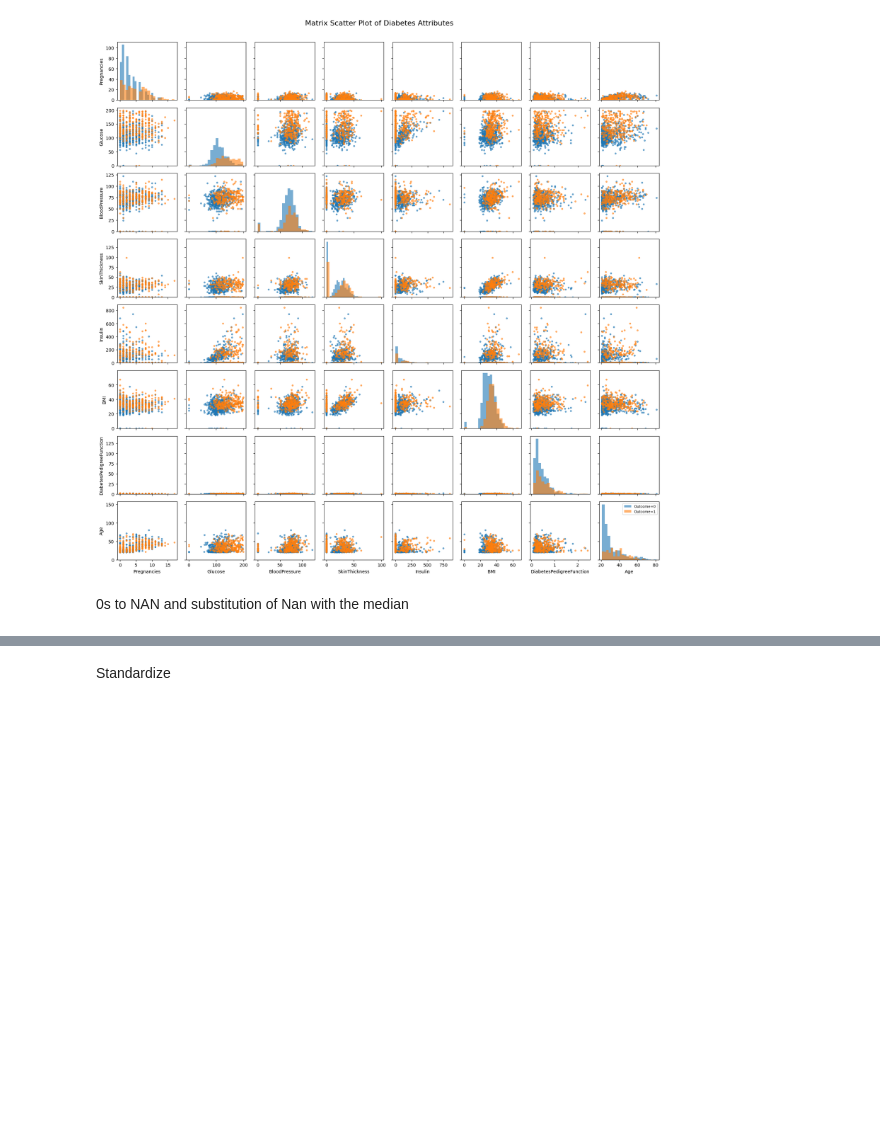
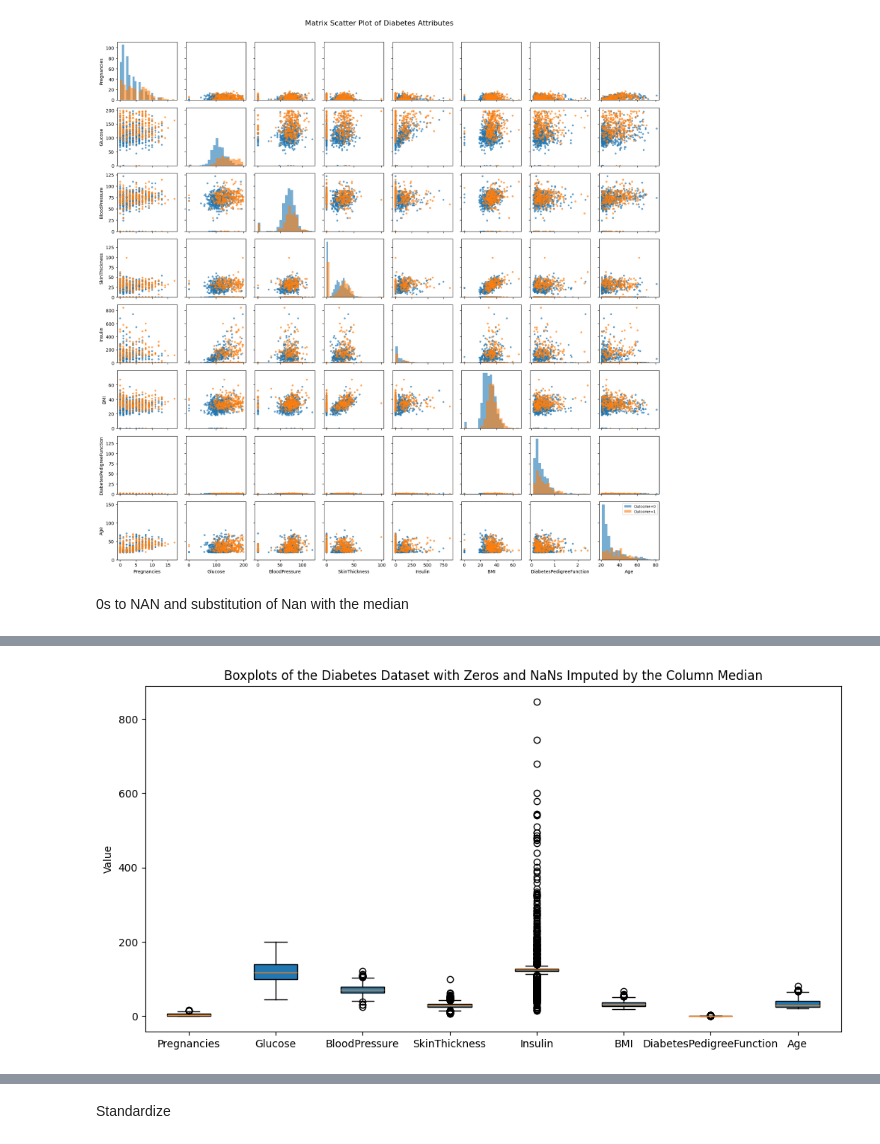
Before and after one commit to Illeo0/Diabetes-Dataset-Analysis, a Jupyter notebook: project.ipynb, the cells around one changed output, grey strips where cells are left out. Cells and saved outputs as stored; diff of their text form; code cells hidden in the pictures; blank space fills up the shorter version.

```diff
--- a/project.ipynb
+++ b/project.ipynb
@@ -183,0 +202,9 @@ X[zero_cols] = imp.fit_transform(X[zero_cols])
+# %%
+fig = plt.figure(figsize=(12, 6))
+plt.title("Boxplots of the Diabetes Dataset with Zeros and NaNs Imputed by the Column Median")
+plt.boxplot([X[col] for col in X.columns],
+            vert=True, patch_artist=True, tick_labels=X.columns)
+plt.ylabel("Value")
+plt.show()
+# %% [output]
+[figure, added]
```
Also changed, not shown: parts of 3 cells of this notebook.
